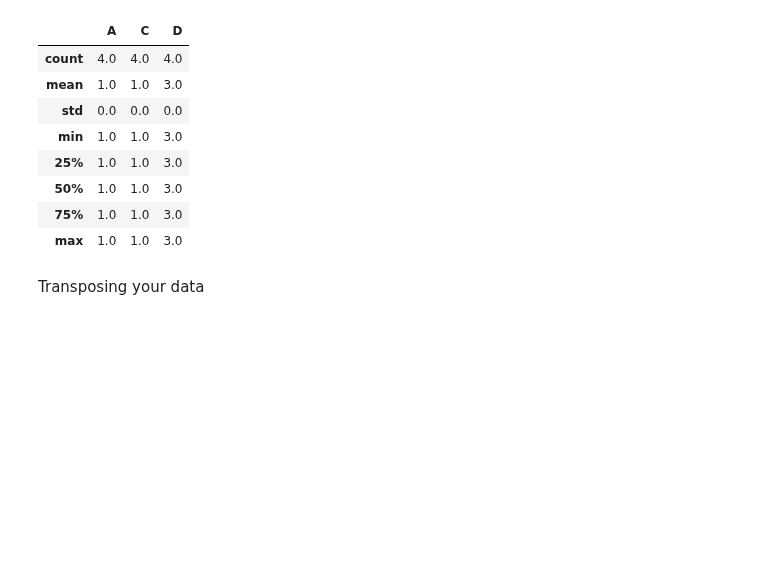
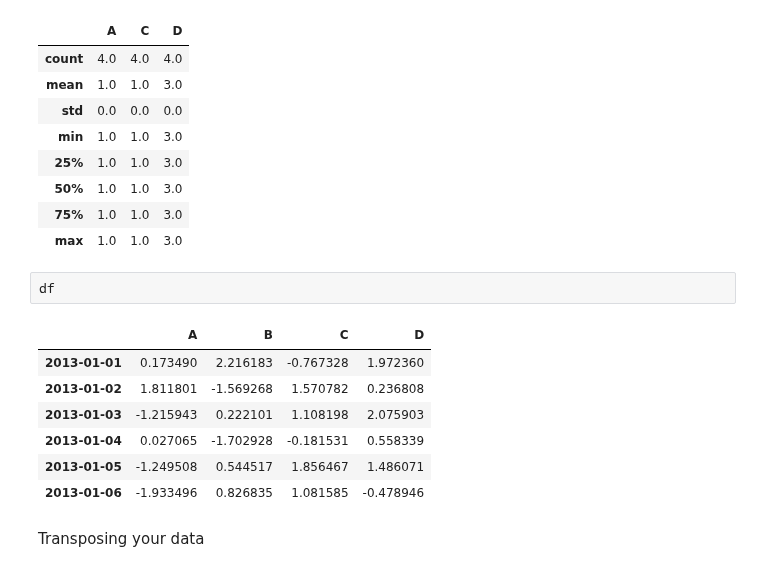
Before and after one commit to aicharya/DSA_Python, a Jupyter notebook: Pandas Tutorial (Updated-Jul 2020).ipynb, the cells around one changed output. Drawn from its saved outputs; the diff is of its cells as text; blank space fills up the shorter version.

```diff
--- a/Pandas Tutorial (Updated-Jul 2020).ipynb
+++ b/Pandas Tutorial (Updated-Jul 2020).ipynb
@@ -344,6 +353,16 @@ df2.describe()
 | 50% | 1.0 | 1.0 | 3.0 |
 | 75% | 1.0 | 1.0 | 3.0 |
 | max | 1.0 | 1.0 | 3.0 |
+# %%
+df
+# %% [output]
+|  | A | B | C | D |
+| 2013-01-01 | 0.173490 | 2.216183 | -0.767328 | 1.972360 |
+| 2013-01-02 | 1.811801 | -1.569268 | 1.570782 | 0.236808 |
+| 2013-01-03 | -1.215943 | 0.222101 | 1.108198 | 2.075903 |
+| 2013-01-04 | 0.027065 | -1.702928 | -0.181531 | 0.558339 |
+| 2013-01-05 | -1.249508 | 0.544517 | 1.856467 | 1.486071 |
+| 2013-01-06 | -1.933496 | 0.826835 | 1.081585 | -0.478946 |
 # %% [markdown]
 Transposing your data
 # %%
```
Also changed, not shown: parts of 13 cells of this notebook.
